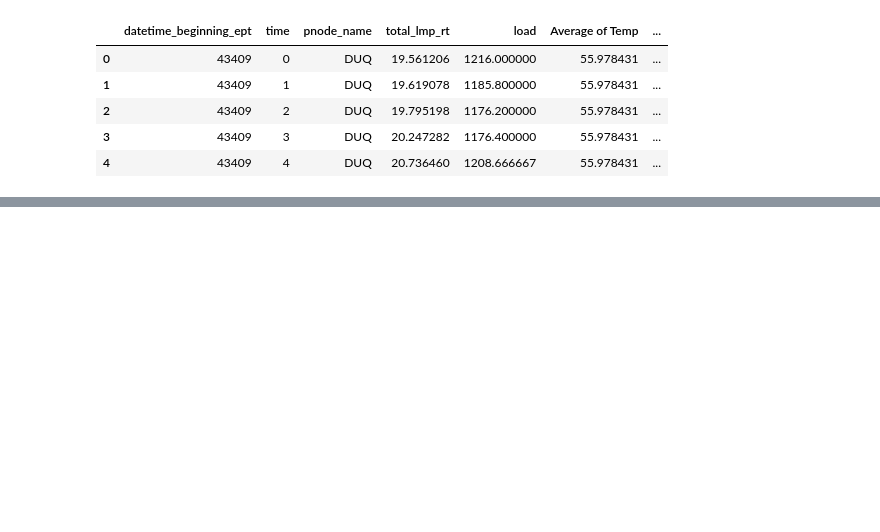
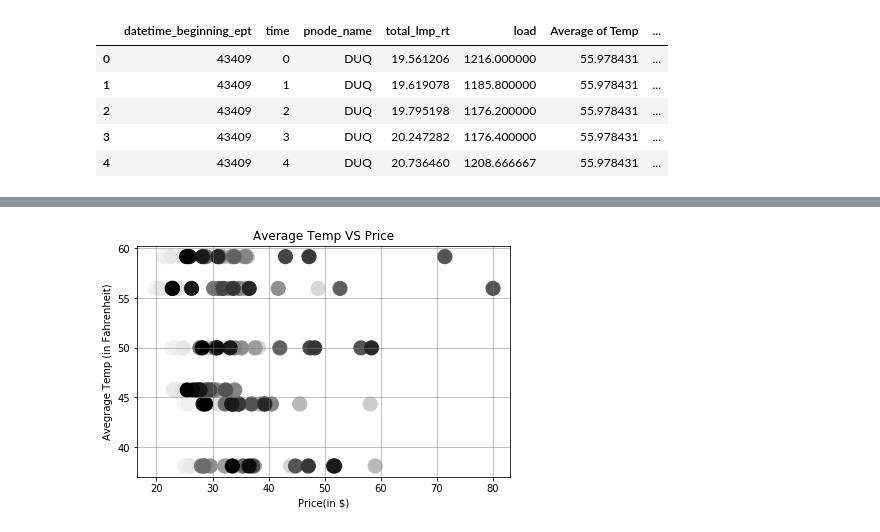
Before and after one commit to crisbangaoil/project1, a Jupyter notebook: PJM_energy_price_forecast.ipynb, the cells around one changed output, grey strips where cells are left out. Drawn from its saved outputs; the diff is of its cells as text; code cells hidden in the pictures; blank space fills up the shorter version.

```diff
--- a/PJM_energy_price_forecast.ipynb
+++ b/PJM_energy_price_forecast.ipynb
@@ -202,0 +276,16 @@ combined_data.plot.scatter('total_lmp_rt', 'load', c=combined_data['time'])
+# %%
+# load_price
+# plot correlation between temperature and price
+combined_data.plot.scatter('total_lmp_rt', 'Average of Temp', s=200, c=combined_data['time'])
+plt.tight_layout()
+plt.title("Average Temp VS Price")
+plt.ylabel("Avegrage Temp (in Fahrenheit)")
+plt.xlabel("Price(in $)")
+plt.grid(color='gray', linestyle='-', linewidth=0.5)
+#plt.text(2000, 2000, textstr, fontsize=14)
+# Save Figure
+plt.savefig("Images/AvgTempvsPrice.png")
+#combined_data.plot.scatter('total_lmp_rt', 'load', c=combined_data['time'])
+plt.show()
+# %% [output]
+[figure, added]
```
Also changed, not shown: parts of 18 cells of this notebook, 13 other files.
